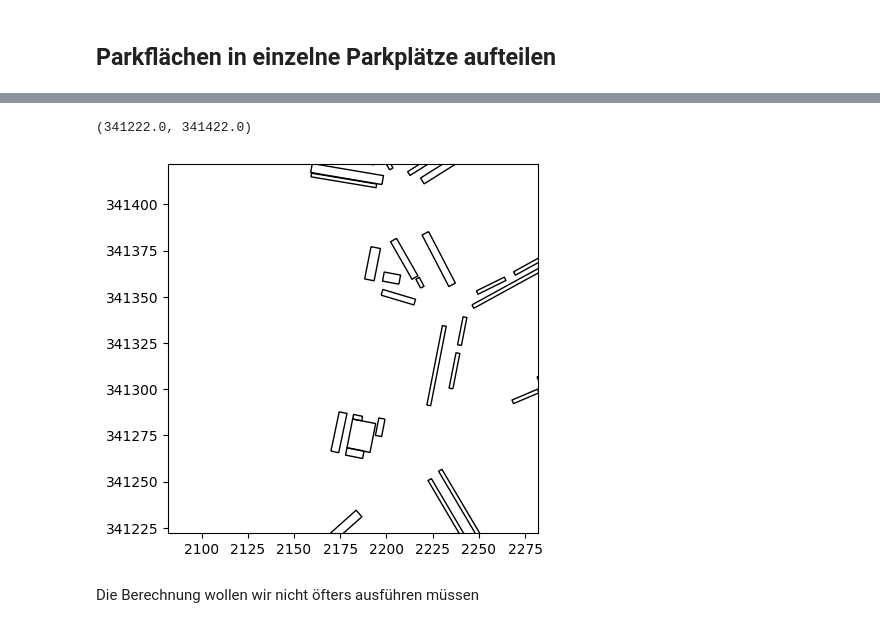
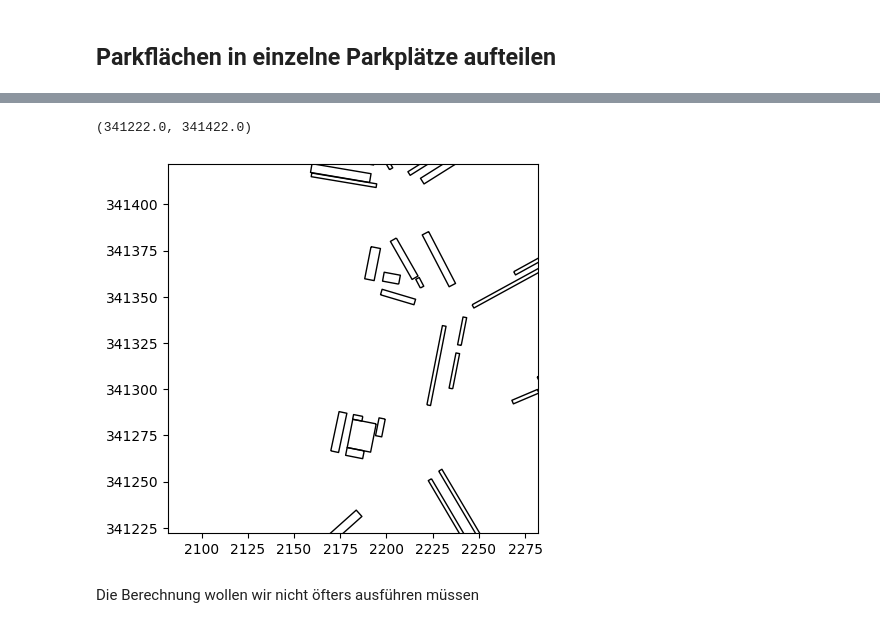
Before and after one commit to elias-gander/WienerParkplaetze, a Jupyter notebook: wiener_parkplaetze.ipynb, the cells around one changed output, grey strips where cells are left out. Cells and saved outputs as stored; diff of their text form; code cells hidden in the pictures.

Commit message:
bugfix fuer ignorierte loecher in parkflaechen

```diff
--- a/wiener_parkplaetze.ipynb
+++ b/wiener_parkplaetze.ipynb
@@ -21,7 +21,7 @@ Umweg über QGIS:
 # %%
 import geopandas as gpd
 
-parkflaechen = gpd.read_file("datasets/fmzk_parkflaechen.gpkg")
+parkflaechen = gpd.read_file("datasets/parkflaechen.gpkg")
 
 burg_x, burg_y = 2182, 341322
 ax = parkflaechen.plot(facecolor="none")
@@ -58,19 +33,3 @@ trees = trees.geometry.buffer(1)
-# %%
-def clip_tree_from_parkflaeche(parkflaeche):
-    possible_matches_index = list(trees.sindex.intersection(parkflaeche.bounds))
-    possible_matches = trees.iloc[possible_matches_index]
-    relevant_trees = possible_matches[possible_matches.intersects(parkflaeche)]
-
-    if not relevant_trees.empty:
-        return parkflaeche.difference(unary_union(relevant_trees.geometry))
-    return parkflaeche
-
-tqdm.pandas()
-parkflaechen["geometry"] = parkflaechen["geometry"].progress_apply(clip_tree_from_parkflaeche)
-
-ax = parkflaechen.plot(facecolor="none")
-ax.set_xlim([burg_x - 100, burg_x + 100])
-ax.set_ylim([burg_y - 100, burg_y + 100])
 # %% [markdown]
 ## Parkflächen in einzelne Parkplätze aufteilen
 # %% [markdown]
@@ -105,9 +64,12 @@ Die meisten Parkflächen sind eh rechteckig - eine zweite, zeitintensive LIR-Ber
 # %%
 import numpy as np
 import math
-from shapely.geometry import MultiPolygon, box
+from shapely.geometry import MultiPolygon, box, Polygon
 from shapely import affinity
 import largestinteriorrectangle as lir
+from rasterio.features import rasterize
+from tqdm import tqdm
+
 
 def align_to_xaxis(poly):
     min_rect = poly.minimum_rotated_rectangle
@@ -127,13 +89,49 @@ def align_to_xaxis(poly):
 
 def normalize(poly, resolution):
     minx, miny, _, _ = poly.bounds
-    coords = np.array(poly.exterior.coords)
-    coords[:, 0] -= minx
-    coords[:, 1] -= miny
-    coords = (coords / resolution).round().astype(np.int32)
-    coords = coords[np.newaxis, :, :]
 
-    return coords, (minx, miny)
+    exterior_coords = np.array(poly.exterior.coords)
+    exterior_coords[:, 0] -= minx
+    exterior_coords[:, 1] -= miny
+    exterior_coords = (exterior_coords / resolution).round().astype(np.int32)
+
+    interiors = []
+    for interior in poly.interiors:
+        interior_coords = np.array(interior.coords)
+        interior_coords[:, 0] -= minx
+        interior_coords[:, 1] -= miny
+        interior_coords = (interior_coords / resolution).round().astype(np.int32)
+        interiors.append(interior_coords)
+
+    normalized_poly = Polygon(exterior_coords, interiors)
+
+    return normalized_poly, (minx, miny)
+
+
+def to_binary_grid(polygon):
+    minx, miny, maxx, maxy = polygon.bounds
+    if maxx == 0 or maxy == 0:
+        return np.empty((1,1), np.bool)
+    grid_size = (math.ceil(maxy),math.ceil(maxx))
+
+    binary_grid = rasterize(
+        [(polygon, 1)],
+        out_shape=grid_size,
+        fill=0,
+        all_touched=True
+    )
+
+    for hole in polygon.interiors:
+        hole_poly = Polygon(hole)
+        hole_grid = rasterize(
+            [(hole_poly, 0)],
+            out_shape=grid_size,
+            fill=1,
+            all_touched=True
+        )
+        binary_grid[hole_grid == 0] = 0
+
+    return binary_grid.astype(np.bool_)
 
 
 def denormalize(rect, offset, resolution):
@@ -157,7 +155,8 @@ def compute_all_lirs(parking_lane_polygon, min_dim1=2, min_dim2=5, resolution=0.
     while polys_queue:
         current_poly = polys_queue.pop()
         normalized_poly, offset = normalize(current_poly, resolution)
-        lir_normalized_rect = lir.lir(normalized_poly)
+        normalized_poly_grid = to_binary_grid(normalized_poly)
+        lir_normalized_rect = lir.lir(normalized_poly_grid)
 
         if lir_normalized_rect is None:
             continue
@@ -166,35 +165,36 @@ def compute_all_lirs(parking_lane_polygon, min_dim1=2, min_dim2=5, resolution=0.
         lx, ly, ux, uy = lir_rotated.bounds
         width = ux - lx
         height = uy - ly
 
         if not ((width >= min_dim1 and height >= min_dim2) or (width >= min_dim2 and height >= min_dim1)):
             continue
 
         found_lirs.append(lir_rotated)
         new_poly = current_poly.difference(lir_rotated)
 
         if new_poly.is_empty or new_poly.area < 10:
             continue
 
         if isinstance(new_poly, MultiPolygon):
           polys_queue.extend(list(new_poly.geoms))
         else:
           polys_queue.append(new_poly)
 
     final_lirs = [affinity.rotate(lir_, -angle, origin=centroid, use_radians=False) for lir_ in found_lirs]
     return final_lirs
 
 
-parkflaechen_lirs = parkflaechen['geometry'].apply(compute_all_lirs)
+tqdm.pandas()
+parkflaechen_lirs = parkflaechen["geometry"].progress_apply(compute_all_lirs)
 parkflaechen_lirs = [lir for sublist in parkflaechen_lirs for lir in sublist]
 parkflaechen_lirs = gpd.GeoDataFrame({'geometry': parkflaechen_lirs}, crs=31256)
 
 ax = parkflaechen_lirs.plot(facecolor="none")
 ax.set_xlim([burg_x - 100, burg_x + 100])
 ax.set_ylim([burg_y - 100, burg_y + 100])
 # %% [output]
 (341222.0, 341422.0)
-[figure, old version]
+[figure, new version]
 # %% [markdown]
 Die Berechnung wollen wir nicht öfters ausführen müssen
 # %%
```
Also changed, not shown: parts of 7 cells of this notebook, 4 other files.
